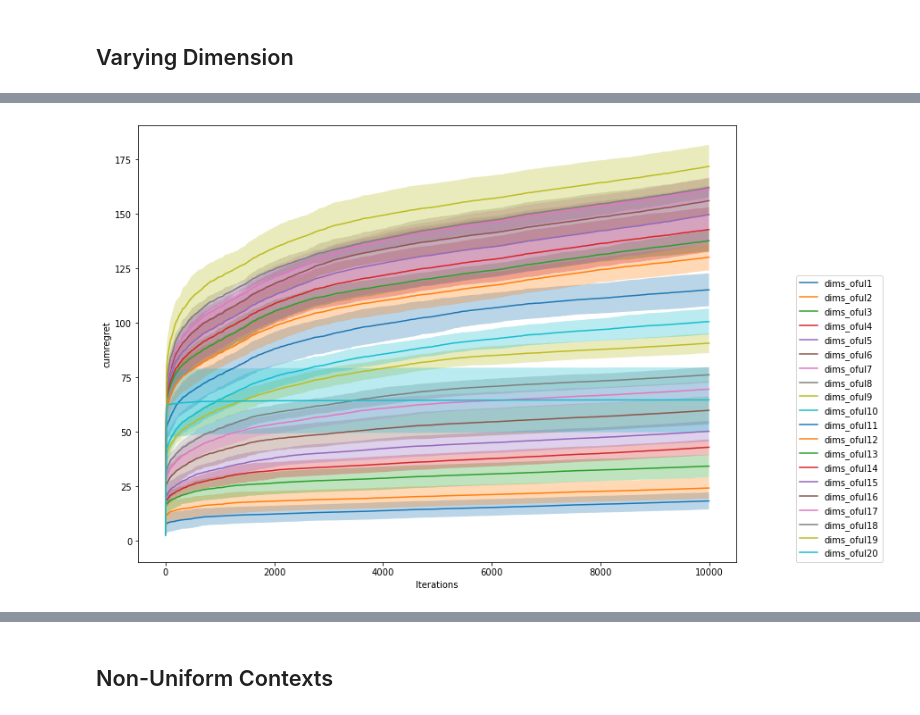
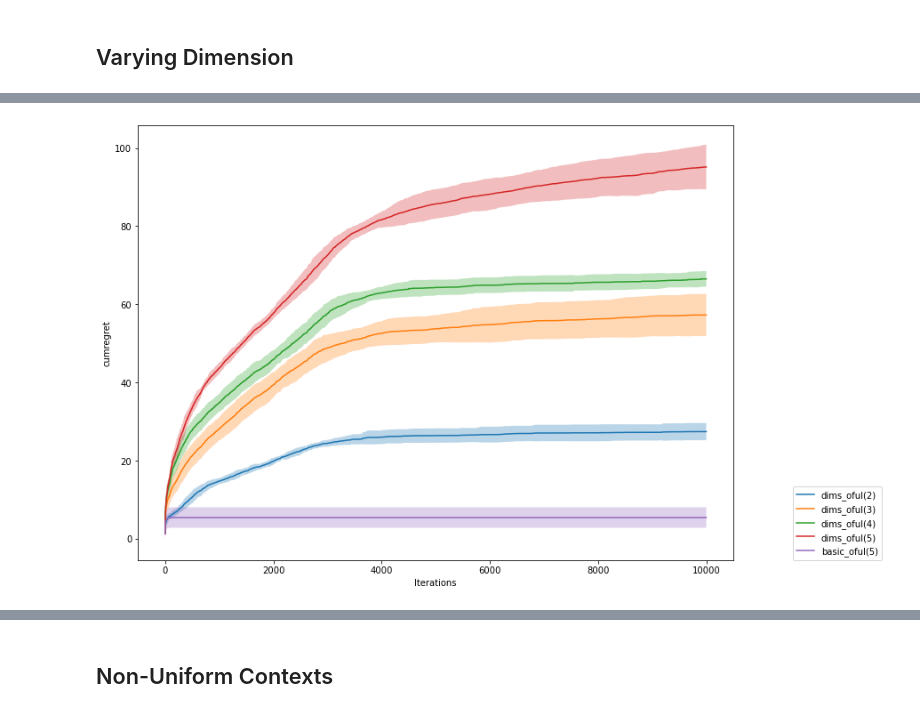
Before and after one commit to T3p/hidden-features, a Jupyter notebook: notebooks/Maximin LinUCB.ipynb, the cells around one changed output, grey strips where cells are left out. Saved outputs shown, nothing was run; the diff lists cells and outputs as text; code cells hidden in the pictures.

```diff
--- a/notebooks/Maximin LinUCB.ipynb
+++ b/notebooks/Maximin LinUCB.ipynb
@@ -20,15 +20,16 @@ plt.rcParams['figure.figsize'] = [12, 9]
 # %% [markdown]
 ## Common settings
 # %%
-nc = 100
-na = 5
-dim = 20
+nc = 20
+na = 4
+dim = 5
 noise = 0.1
 seeds = range(5)
 # %% [markdown]
 Generate original HLS representation
 # %%
-r0 = make_random_rep(nc, na, dim, normalize=True)
+#r0 = make_random_rep(nc, na, dim, normalize=True)
+r0 = LinearRepresentation(np.load('../logs/basic_features.npy'), np.load('../logs/basic_param.npy'))
 assert is_hls(r0)
 # %% [markdown]
 OFUL settings
@@ -39,0 +45,15 @@ param_bound = 1. #Guaranteed by make_random_rep(..., normalize=True)
+# %%
+reps = [derank_hls(r0, i, transform=True, normalize=True) for i in range(1, dim)] #Random transformation preserving equivalence
+reps.append(r0)
+
+for i, r in enumerate(reps[:-1]):
+    assert r == reps[-1] #All representations are equivalent
+    assert not np.allclose(r._param, reps[-1]._param) #But with different parameters!
+    assert not is_hls(r) #Only the original one is HLS
+    assert spans(r) #All representations still span R^d
+
+#Buldi multi-representation problem
+problem = FiniteMultiBandit(nc, na, reps)
+
+for r in reps:
+    print('%d/%d' % (hls_rank(r), rank(r)))
@@ -130,16 +145,16 @@ nu.compare('../logs', ['nreps(%d)_maximin' % i for i in values], 'cumregret', se
 # %% [markdown]
 ## Varying Dimension
 # %%
-values = range(2, 20)
+values = range(2, dim)
 reps = []
-for dim in values:
-    r = reduce_dim(r0, dim, transform=True, normalize=True)
-    r = derank_hls(r, r.dim - 1)
+for d in values:
+    r = reduce_dim(r0, d, transform=True, normalize=True)
+    r = derank_hls(r, 1)
     assert r==r0
-    assert r.dim == dim
+    assert r.dim == d
+    reps.append(r)
 
-    reps.append(r)
-r = derank_hls(r0, r0.dim - 1, transform=True, normalize=True)
+r = derank_hls(r0, 1, transform=True, normalize=True)
 reps.append(r)
 
 reps.append(r0)
@@ -178,5 +178,5 @@ for i in range(len(reps)):
 # %%
-nu.compare('../logs', ['dims_oful%d' % d for d in range(1, 21)], 'cumregret', seeds)
+nu.compare('../logs', ['dims_oful(%d)' % d for d in range(2, dim+1)] + ['basic_oful(5)'], 'cumregret', seeds)
 # %% [output]
-[figure, old version]
+[figure, new version]
 # %%
```
Also changed, not shown: parts of 34 cells of this notebook, 10 other files.
